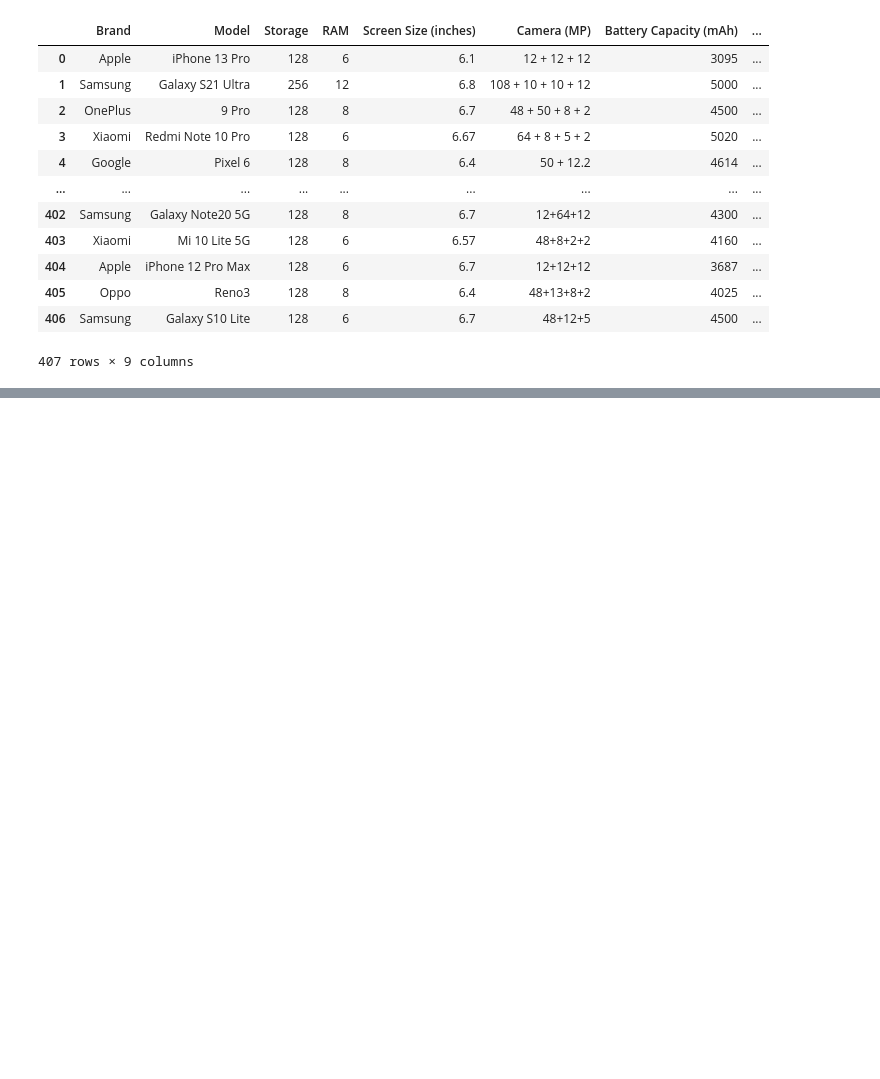
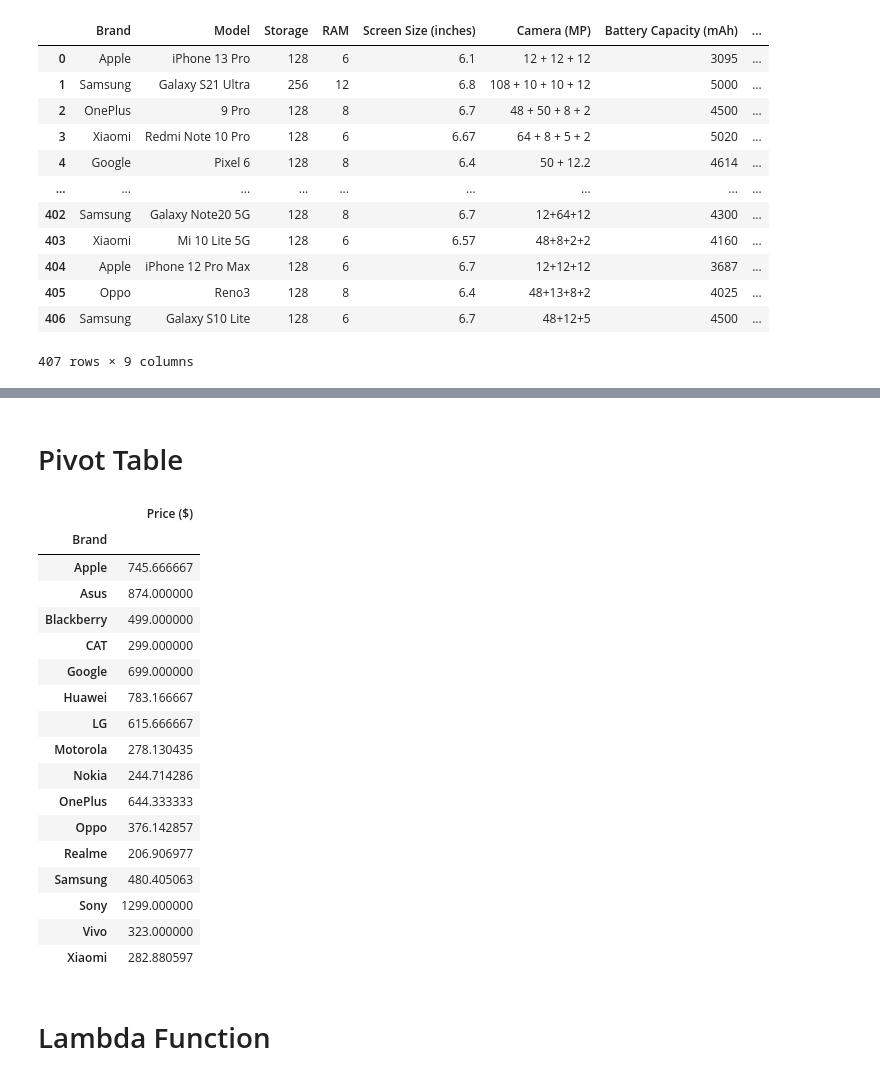
Before and after one commit to KhadafiZubaidiDev/my-projects, a Jupyter notebook: wrangler-project/main.ipynb, the cells around one changed output, grey strips where cells are left out. Cells and saved outputs as stored; diff of their text form; code cells hidden in the pictures; blank space fills up the shorter version.

```diff
--- a/wrangler-project/main.ipynb
+++ b/wrangler-project/main.ipynb
@@ -458,0 +521,25 @@ df
+# %% [markdown]
+# Pivot Table
+# %%
+df.pivot_table(index = 'Brand', values = 'Price ($)', aggfunc = 'mean')
+# %% [output]
+|  | Price ($) |
+| Brand |  |
+| Apple | 745.666667 |
+| Asus | 874.000000 |
+| Blackberry | 499.000000 |
+| CAT | 299.000000 |
+| Google | 699.000000 |
+| Huawei | 783.166667 |
+| LG | 615.666667 |
+| Motorola | 278.130435 |
+| Nokia | 244.714286 |
+| OnePlus | 644.333333 |
+| Oppo | 376.142857 |
+| Realme | 206.906977 |
+| Samsung | 480.405063 |
+| Sony | 1299.000000 |
+| Vivo | 323.000000 |
+| Xiaomi | 282.880597 |
+# %% [markdown]
+# Lambda Function
```
Also changed, not shown: parts of 10 cells of this notebook.
